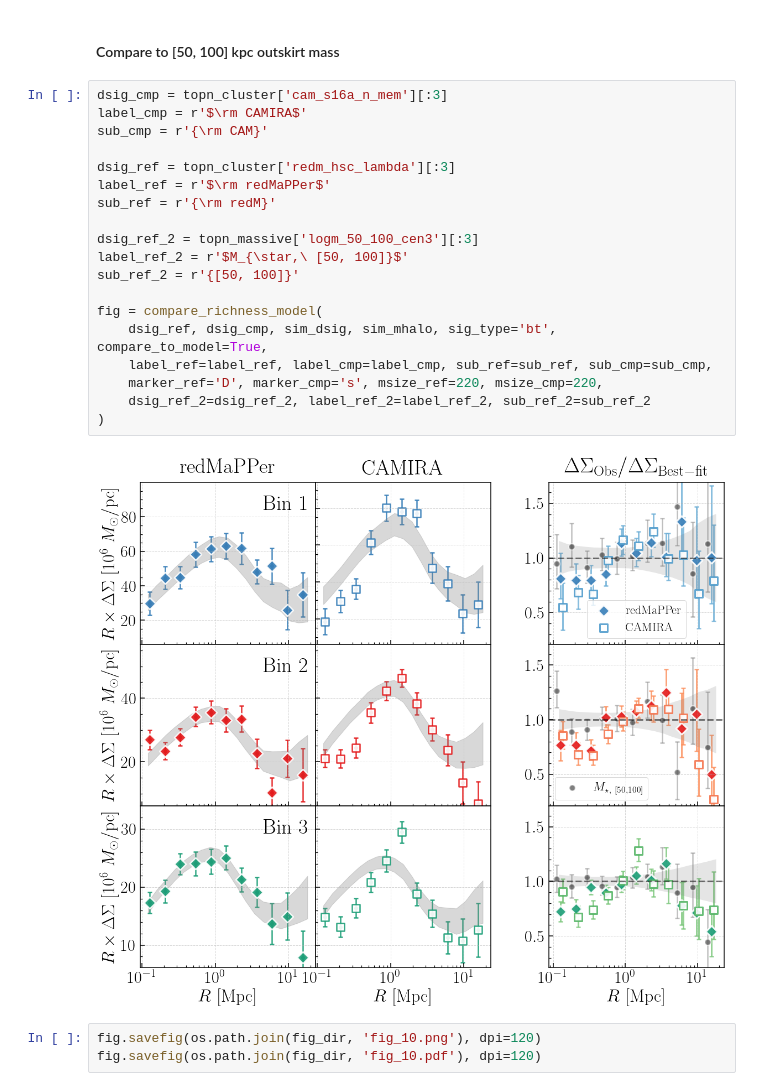
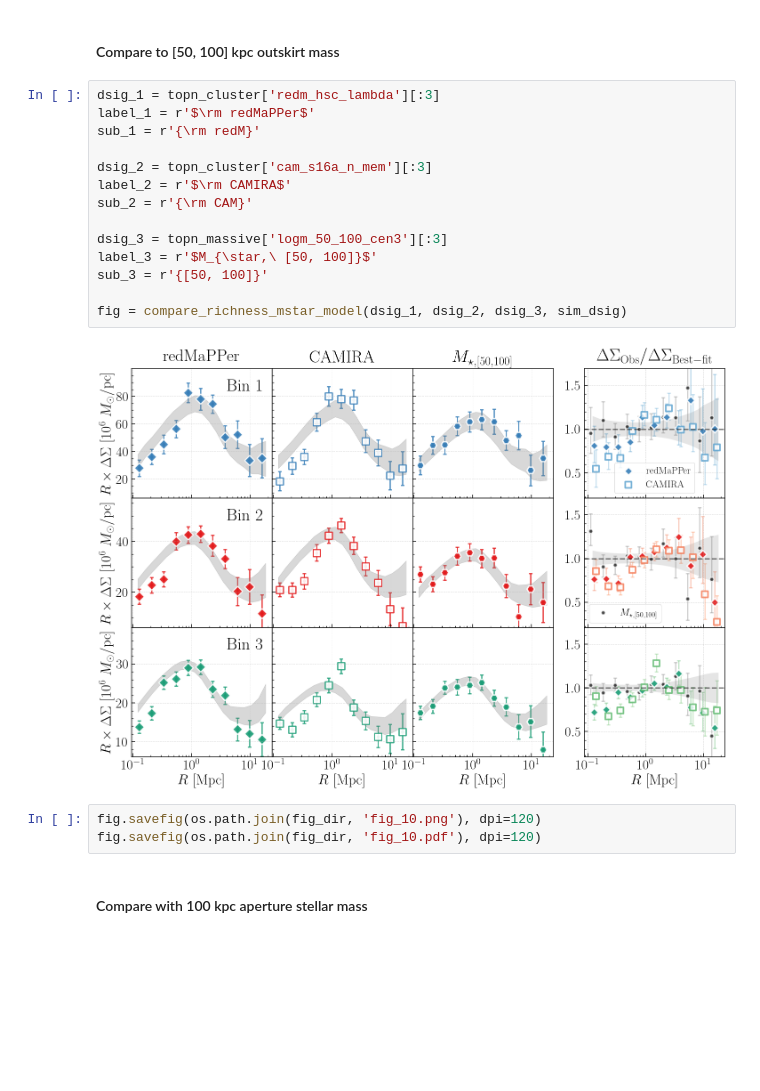
Before and after one commit to dr-guangtou/jianbing, a Jupyter notebook: notebooks/figure/fig10.ipynb, the cells around one changed output. Saved outputs shown, nothing was run; the diff lists cells and outputs as text; blank space fills up the shorter version.

Commit message:
Update Figure 10 and new summary

```diff
--- a/notebooks/figure/fig10.ipynb
+++ b/notebooks/figure/fig10.ipynb
@@ -79,27 +67,24 @@ fig = compare_richness_model(
 # %% [markdown]
 #### Compare to [50, 100] kpc outskirt mass
 # %%
-dsig_cmp = topn_cluster['cam_s16a_n_mem'][:3]
-label_cmp = r'$\rm CAMIRA$'
-sub_cmp = r'{\rm CAM}'
+dsig_1 = topn_cluster['redm_hsc_lambda'][:3]
+label_1 = r'$\rm redMaPPer$'
+sub_1 = r'{\rm redM}'
 
-dsig_ref = topn_cluster['redm_hsc_lambda'][:3]
-label_ref = r'$\rm redMaPPer$'
-sub_ref = r'{\rm redM}'
+dsig_2 = topn_cluster['cam_s16a_n_mem'][:3]
+label_2 = r'$\rm CAMIRA$'
+sub_2 = r'{\rm CAM}'
 
-dsig_ref_2 = topn_massive['logm_50_100_cen3'][:3]
-label_ref_2 = r'$M_{\star,\ [50, 100]}$'
-sub_ref_2 = r'{[50, 100]}'
+dsig_3 = topn_massive['logm_50_100_cen3'][:3]
+label_3 = r'$M_{\star,\ [50, 100]}$'
+sub_3 = r'{[50, 100]}'
 
-fig = compare_richness_model(
-    dsig_ref, dsig_cmp, sim_dsig, sim_mhalo, sig_type='bt', compare_to_model=True,
-    label_ref=label_ref, label_cmp=label_cmp, sub_ref=sub_ref, sub_cmp=sub_cmp,
-    marker_ref='D', marker_cmp='s', msize_ref=220, msize_cmp=220,
-    dsig_ref_2=dsig_ref_2, label_ref_2=label_ref_2, sub_ref_2=sub_ref_2
-)
+fig = compare_richness_mstar_model(dsig_1, dsig_2, dsig_3, sim_dsig)
 # %% [output]
-[figure, old version]
+[figure, new version]
 # %%
 fig.savefig(os.path.join(fig_dir, 'fig_10.png'), dpi=120)
 fig.savefig(os.path.join(fig_dir, 'fig_10.pdf'), dpi=120)
+# %% [markdown]
+#### Compare with 100 kpc aperture stellar mass
 # %%
```
Also changed, not shown: parts of 6 cells of this notebook, 3 other files.
